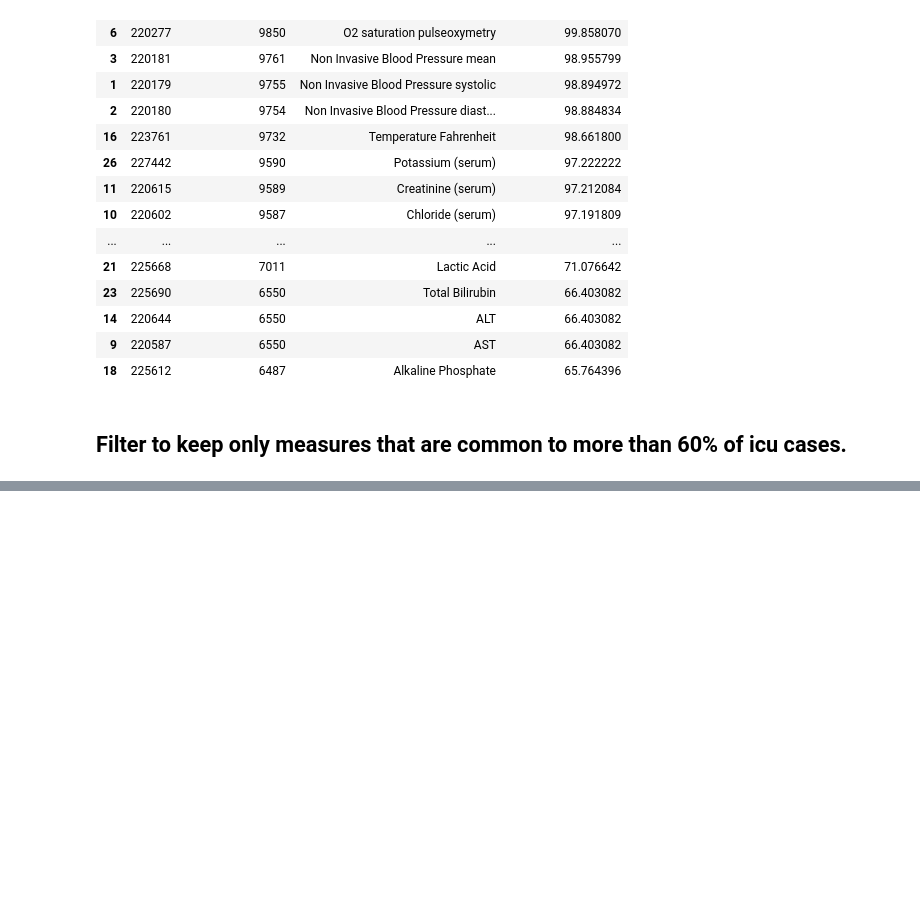
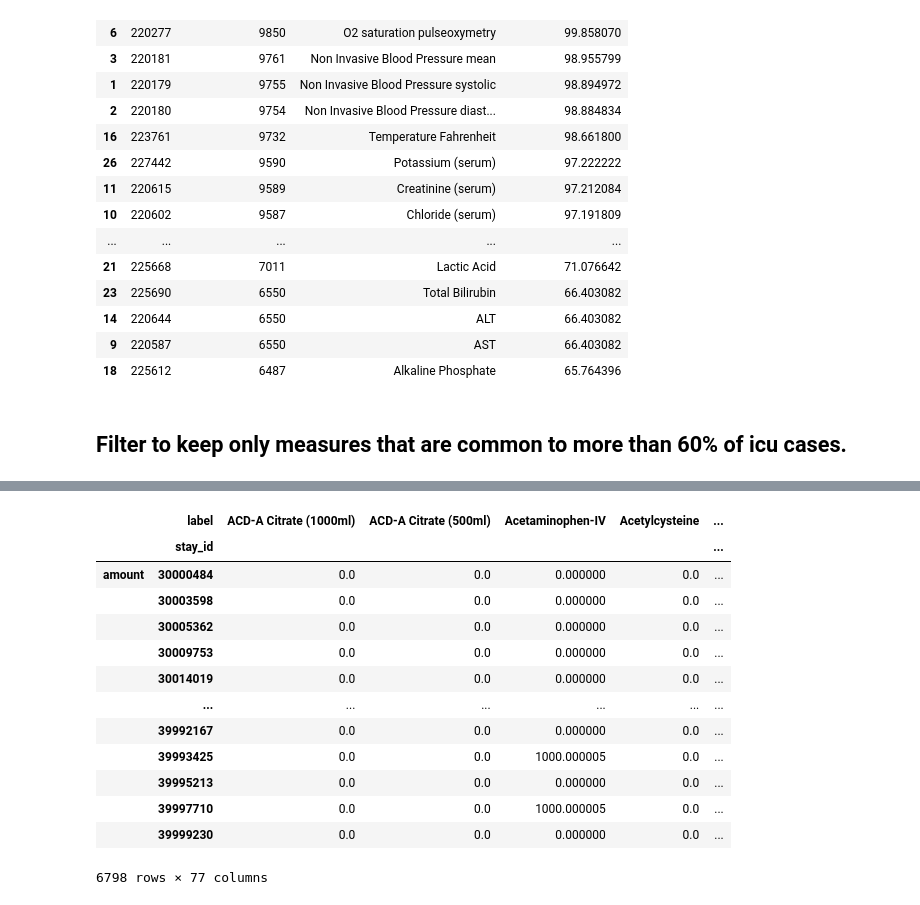
Before and after one commit to shaunaheron2/MIMIC-FINAL, a Jupyter notebook: preAnndataProcessing.ipynb, the cells around one changed output, grey strips where cells are left out. Drawn from its saved outputs; the diff is of its cells as text; code cells hidden in the pictures; blank space fills up the shorter version.

```diff
--- a/preAnndataProcessing.ipynb
+++ b/preAnndataProcessing.ipynb
@@ -566,0 +838,9 @@ None
+# %%
+# most common drugs make about 75% of all ICU drug prescriptions
+most_common_drugs_df = icd_med_df[
+    icd_med_df["label"].isin(most_common_drugs)
+]
+# %%
+cumulative_dose_per_stay_id = most_common_drugs_df.groupby(
+    ["label", "stay_id"]
+).agg({"amount": "sum"})
@@ -566,0 +864,21 @@ None
+# %%
+result_df = cumulative_dose_per_stay_id.unstack().T.fillna(0)
+# %%
+result_df.reset_index().drop("level_0", inplace=True, axis=1)
+# %%
+result_df
+# %% [output]
+|  | label | ACD-A Citrate (1000ml) | ACD-A Citrate (500ml) | Acetaminophen-IV | Acetylcysteine | ... |
+|  | stay_id |  |  |  |  | ... |
+| amount | 30000484 | 0.0 | 0.0 | 0.000000 | 0.0 | ... |
+|  | 30003598 | 0.0 | 0.0 | 0.000000 | 0.0 | ... |
+|  | 30005362 | 0.0 | 0.0 | 0.000000 | 0.0 | ... |
+|  | 30009753 | 0.0 | 0.0 | 0.000000 | 0.0 | ... |
+|  | 30014019 | 0.0 | 0.0 | 0.000000 | 0.0 | ... |
+|  | ... | ... | ... | ... | ... | ... |
+|  | 39992167 | 0.0 | 0.0 | 0.000000 | 0.0 | ... |
+|  | 39993425 | 0.0 | 0.0 | 1000.000005 | 0.0 | ... |
+|  | 39995213 | 0.0 | 0.0 | 0.000000 | 0.0 | ... |
+|  | 39997710 | 0.0 | 0.0 | 1000.000005 | 0.0 | ... |
+|  | 39999230 | 0.0 | 0.0 | 0.000000 | 0.0 | ... |
+6798 rows × 77 columns
```
Also changed, not shown: parts of 81 cells of this notebook.
